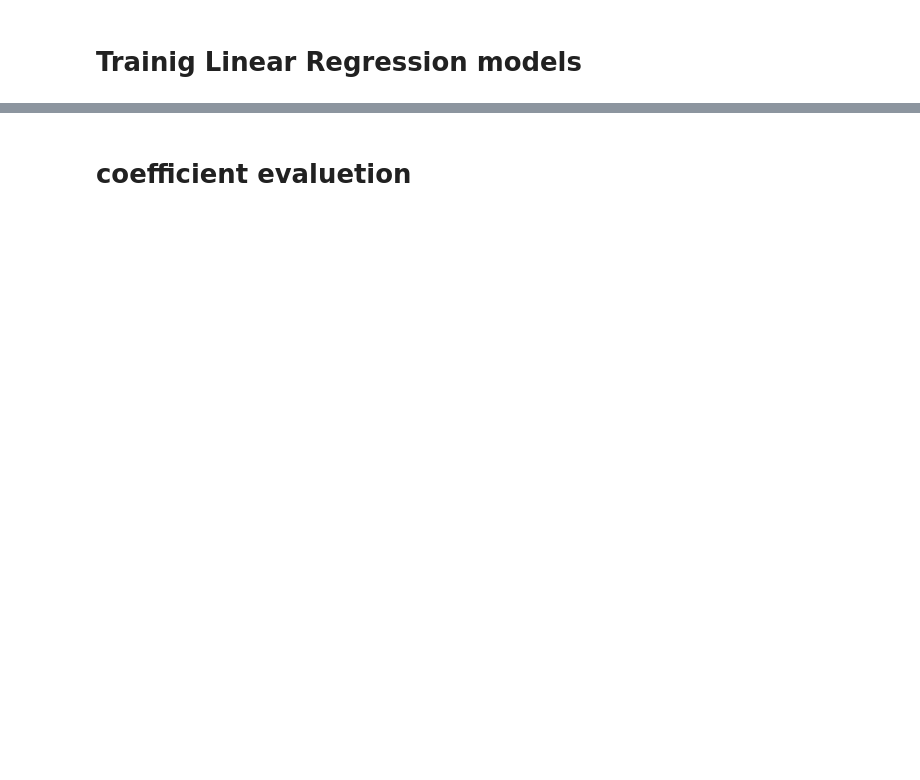
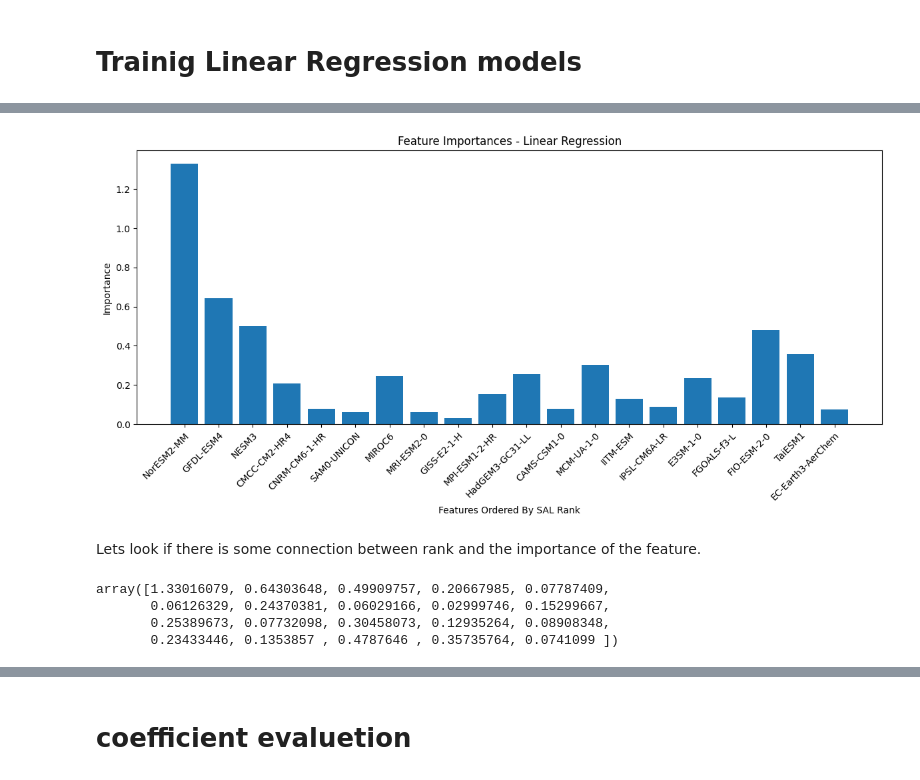
Before and after one commit to TrueMichato/sub-seasonal-cmip-analysis, a Jupyter notebook: src/ensemblineg_pipline.ipynb, the cells around one changed output, grey strips where cells are left out. Drawn from its saved outputs; the diff is of its cells as text; code cells hidden in the pictures; blank space fills up the shorter version.

```diff
--- a/src/ensemblineg_pipline.ipynb
+++ b/src/ensemblineg_pipline.ipynb
@@ -251,0 +496,7 @@ Polynomial Regression Intercept: -1.793773360681875e+41
+# %%
+final_model = LinearRegression().fit(x_precipitation_train[selected_features], y_precipitation_train)
+# %%
+y_pred = final_model.predict(x_precipitation_test[selected_features])
+test_rmse = np.sqrt(mean_squared_error(y_precipitation_test, y_pred))
+test_r2 = adjusted_r2(x_precipitation_test[selected_features], y_precipitation_test, y_pred)
+feature_importances = final_model.coef_
@@ -251,0 +528,13 @@ Polynomial Regression Intercept: -1.793773360681875e+41
+# %%
+plt.figure(figsize=(12, 6))
+plt.bar(selected_features, np.abs(feature_importances))
+plt.title('Feature Importances - Linear Regression')
+plt.xlabel('Features Ordered By SAL Rank')
+plt.ylabel('Importance')
+plt.xticks(rotation=45, ha='right', rotation_mode='anchor' )
+plt.tight_layout()
+plt.show()
+# %% [output]
+[figure, added]
+# %% [markdown]
+Lets look if there is some connection between rank and the importance of the feature.
@@ -251,0 +545,7 @@ Polynomial Regression Intercept: -1.793773360681875e+41
+# %%
+np.abs(feature_importances)
+# %% [output]
+array([1.33016079, 0.64303648, 0.49909757, 0.20667985, 0.07787409,
+       0.06126329, 0.24370381, 0.06029166, 0.02999746, 0.15299667,
+       0.25389673, 0.07732098, 0.30458073, 0.12935264, 0.08908348,
+       0.23433446, 0.1353857 , 0.4787646 , 0.35735764, 0.0741099 ])
```
Also changed, not shown: parts of 110 cells of this notebook, 1 other file.
